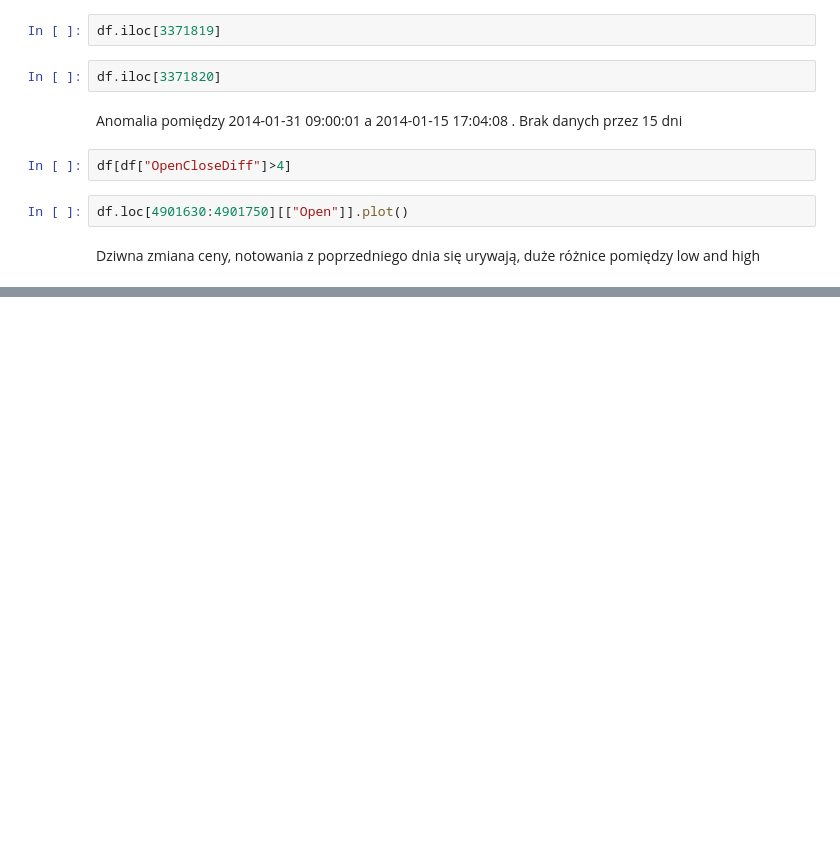
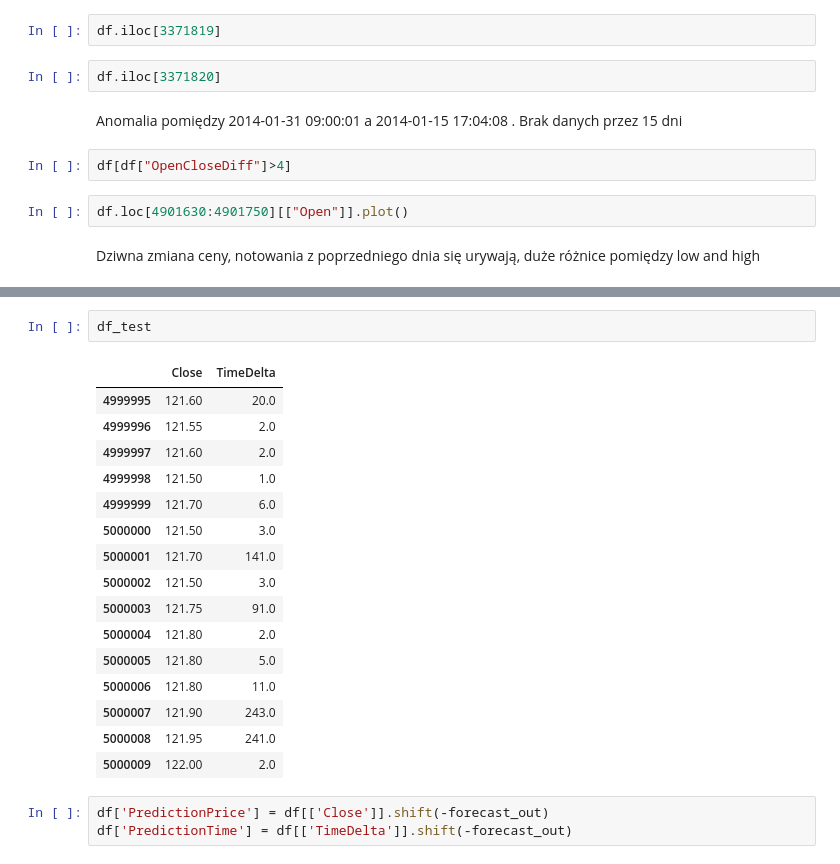
Before and after one commit to Moribund7/kghm_forecasting, a Jupyter notebook: notebooks/Untitled.ipynb, the cells around one changed output, grey strips where cells are left out. Saved outputs shown, nothing was run; the diff lists cells and outputs as text; blank space fills up the shorter version.

```diff
--- a/notebooks/Untitled.ipynb
+++ b/notebooks/Untitled.ipynb
@@ -166,0 +271,22 @@ Dziwna zmiana ceny, notowania z poprzedniego dnia się urywają, duże różnice
+# %%
+df_test
+# %% [output]
+|  | Close | TimeDelta |
+| 4999995 | 121.60 | 20.0 |
+| 4999996 | 121.55 | 2.0 |
+| 4999997 | 121.60 | 2.0 |
+| 4999998 | 121.50 | 1.0 |
+| 4999999 | 121.70 | 6.0 |
+| 5000000 | 121.50 | 3.0 |
+| 5000001 | 121.70 | 141.0 |
+| 5000002 | 121.50 | 3.0 |
+| 5000003 | 121.75 | 91.0 |
+| 5000004 | 121.80 | 2.0 |
+| 5000005 | 121.80 | 5.0 |
+| 5000006 | 121.80 | 11.0 |
+| 5000007 | 121.90 | 243.0 |
+| 5000008 | 121.95 | 241.0 |
+| 5000009 | 122.00 | 2.0 |
+# %%
+df['PredictionPrice'] = df[['Close']].shift(-forecast_out)
+df['PredictionTime'] = df[['TimeDelta']].shift(-forecast_out)
```
Also changed, not shown: parts of 51 cells of this notebook.
